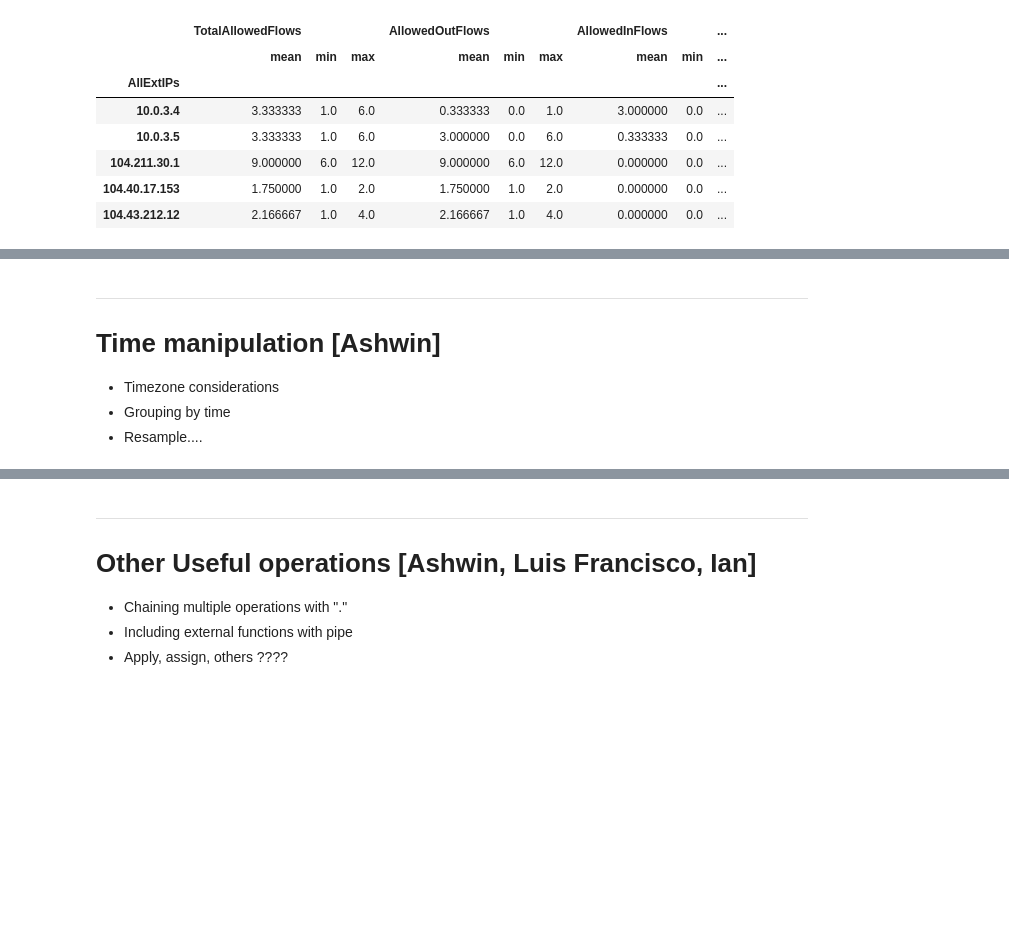
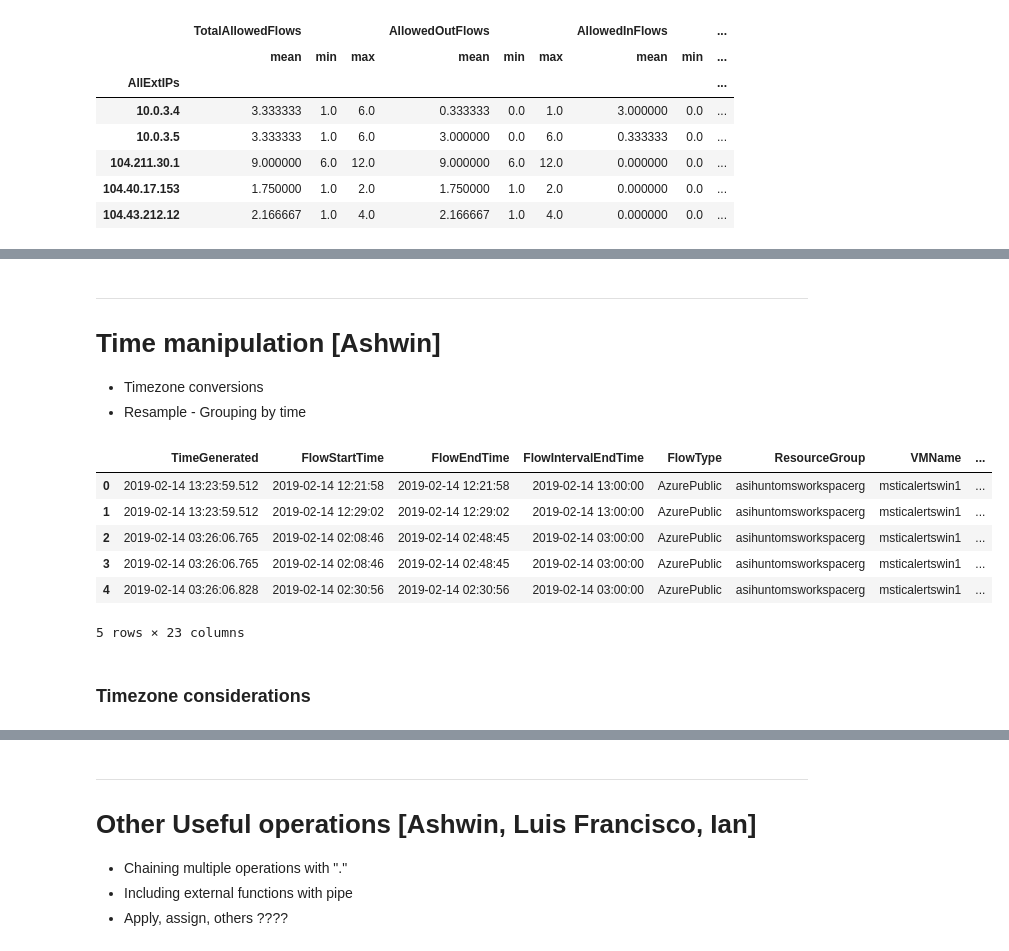
Before and after one commit to OTRF/infosec-jupyterthon, a Jupyter notebook: workshops/2021/day2/day2-3-Advanced-pandas.ipynb, the cells around one changed output, grey strips where cells are left out. Drawn from its saved outputs; the diff is of its cells as text; code cells hidden in the pictures; blank space fills up the shorter version.

```diff
--- a/workshops/2021/day2/day2-3-Advanced-pandas.ipynb
+++ b/workshops/2021/day2/day2-3-Advanced-pandas.ipynb
@@ -573,6 +651,18 @@ net_df_agg_stacked.unstack().head()
 ---
 # Time manipulation [Ashwin]
 
-- Timezone considerations
-- Grouping by time
-- Resample....
+- Timezone conversions
+- Resample - Grouping by time
+# %%
+net_df = pd.read_pickle("../data/az_net_comms_df.pkl")
+net_df.head()
+# %% [output]
+|  | TimeGenerated | FlowStartTime | FlowEndTime | FlowIntervalEndTime | FlowType | ResourceGroup | VMName | ... |
+| 0 | 2019-02-14 13:23:59.512 | 2019-02-14 12:21:58 | 2019-02-14 12:21:58 | 2019-02-14 13:00:00 | AzurePublic | asihuntomsworkspacerg | msticalertswin1 | ... |
+| 1 | 2019-02-14 13:23:59.512 | 2019-02-14 12:29:02 | 2019-02-14 12:29:02 | 2019-02-14 13:00:00 | AzurePublic | asihuntomsworkspacerg | msticalertswin1 | ... |
+| 2 | 2019-02-14 03:26:06.765 | 2019-02-14 02:08:46 | 2019-02-14 02:48:45 | 2019-02-14 03:00:00 | AzurePublic | asihuntomsworkspacerg | msticalertswin1 | ... |
+| 3 | 2019-02-14 03:26:06.765 | 2019-02-14 02:08:46 | 2019-02-14 02:48:45 | 2019-02-14 03:00:00 | AzurePublic | asihuntomsworkspacerg | msticalertswin1 | ... |
+| 4 | 2019-02-14 03:26:06.828 | 2019-02-14 02:30:56 | 2019-02-14 02:30:56 | 2019-02-14 03:00:00 | AzurePublic | asihuntomsworkspacerg | msticalertswin1 | ... |
+5 rows × 23 columns
+# %% [markdown]
+### Timezone considerations
```
Also changed, not shown: parts of 27 cells of this notebook.
